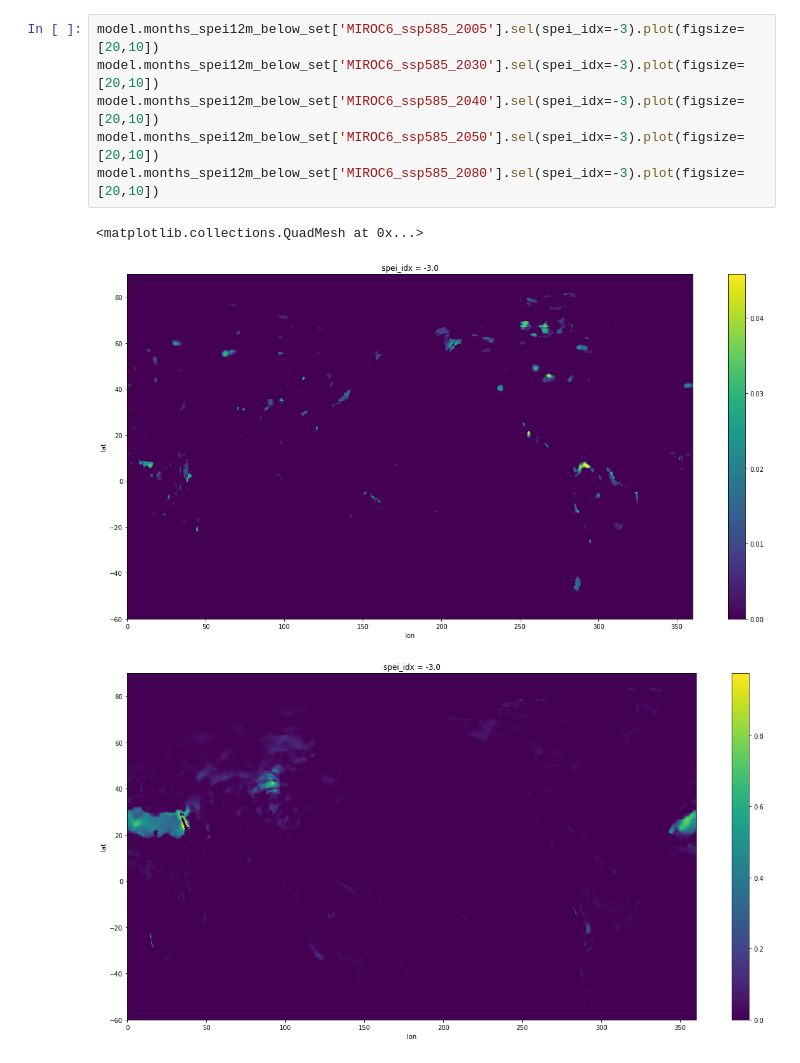
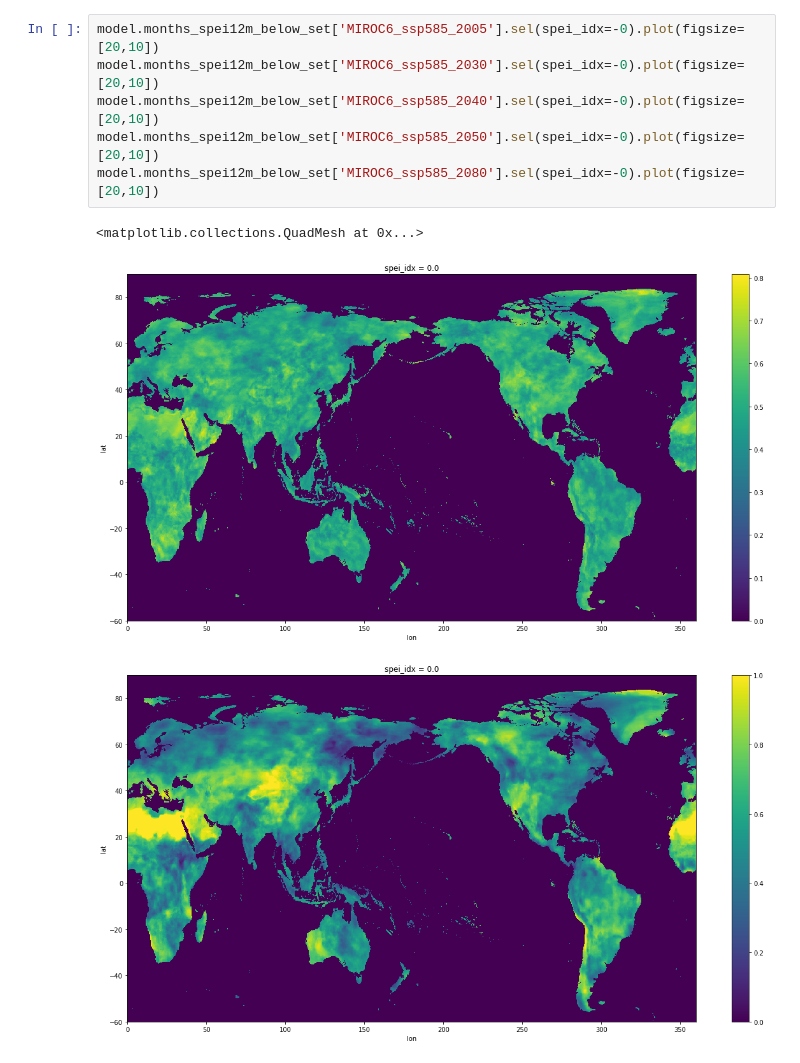
Before and after one commit to faridradmehr/hazard, a Jupyter notebook: notebooks/models/runner.ipynb, the cells around one changed output. Cells and saved outputs as stored; diff of their text form.

```diff
--- a/notebooks/models/runner.ipynb
+++ b/notebooks/models/runner.ipynb
@@ -88,12 +43,12 @@ physrisk-hazard-indicators-dev01/drought/osc/v01/SPEI/months_spei12m_below_set/M
 
 Completed!
 # %%
-model.months_spei12m_below_set['MIROC6_ssp585_2005'].sel(spei_idx=-3).plot(figsize=[20,10])
-model.months_spei12m_below_set['MIROC6_ssp585_2030'].sel(spei_idx=-3).plot(figsize=[20,10])
-model.months_spei12m_below_set['MIROC6_ssp585_2040'].sel(spei_idx=-3).plot(figsize=[20,10])
-model.months_spei12m_below_set['MIROC6_ssp585_2050'].sel(spei_idx=-3).plot(figsize=[20,10])
-model.months_spei12m_below_set['MIROC6_ssp585_2080'].sel(spei_idx=-3).plot(figsize=[20,10])
+model.months_spei12m_below_set['MIROC6_ssp585_2005'].sel(spei_idx=-0).plot(figsize=[20,10])
+model.months_spei12m_below_set['MIROC6_ssp585_2030'].sel(spei_idx=-0).plot(figsize=[20,10])
+model.months_spei12m_below_set['MIROC6_ssp585_2040'].sel(spei_idx=-0).plot(figsize=[20,10])
+model.months_spei12m_below_set['MIROC6_ssp585_2050'].sel(spei_idx=-0).plot(figsize=[20,10])
+model.months_spei12m_below_set['MIROC6_ssp585_2080'].sel(spei_idx=-0).plot(figsize=[20,10])
 # %% [output]
 <matplotlib.collections.QuadMesh at 0x...>
-[figure, old version]
+[figure, new version]
-[figure, old version]
+[figure, new version]
```
Also changed, not shown: parts of 9 cells of this notebook, 3 other files.
